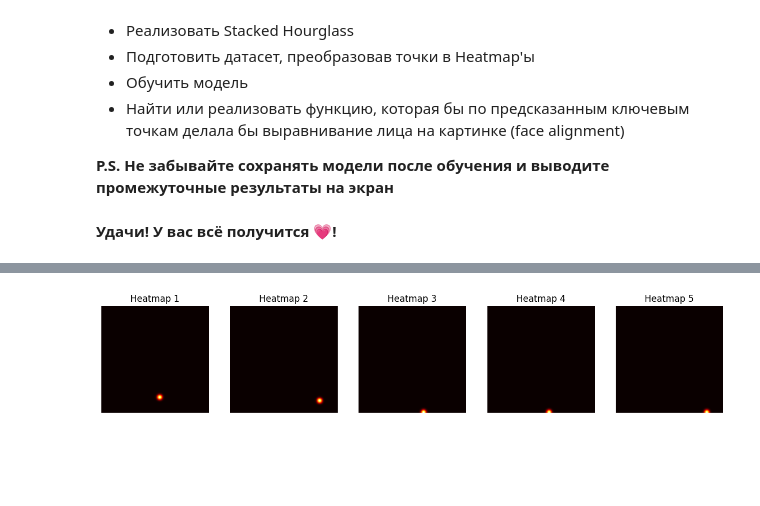
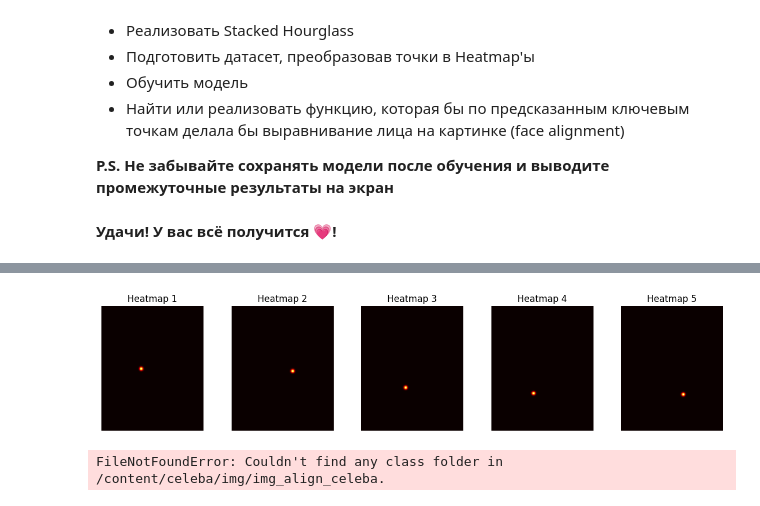
Before and after one commit to kovzanok/dls-final-task, a Jupyter notebook: 1_FaceAlignment.ipynb, the cells around one changed output, grey strips where cells are left out. Cells and saved outputs as stored; diff of their text form; code cells hidden in the pictures; blank space fills up the shorter version.

```diff
--- a/1_FaceAlignment.ipynb
+++ b/1_FaceAlignment.ipynb
@@ -196,10 +176,10 @@ def show_heatmaps(heatmaps):
 # %%
 for landmark in landmarks_array:
-    heat_map = landmarks_to_heatmaps((128,128),landmark)
-    show_heatmaps(heat_map)
+    heat_maps = landmarks_to_heatmaps((218,178),landmark)
+    show_heatmaps(heat_maps)
     break
 # %% [output]
-[figure, old version]
+[figure, new version]
 # %%
 class ResidualBlock(nn.Module):
     def __init__(self, in_channels, out_channels):
@@ -272,3 +252,7 @@ class HourglassNet(nn.Module):
         x = self.hg3(skip2)+skip2
         res3 = self.head3(x)
         return [res1, res2, res3]
+# %%
+dataset = ImageFolder(root='/content/celeba/img/img_align_celeba')
+# %% [output]
+FileNotFoundError: Couldn't find any class folder in /content/celeba/img/img_align_celeba.
```
Also changed, not shown: parts of 11 cells of this notebook.
